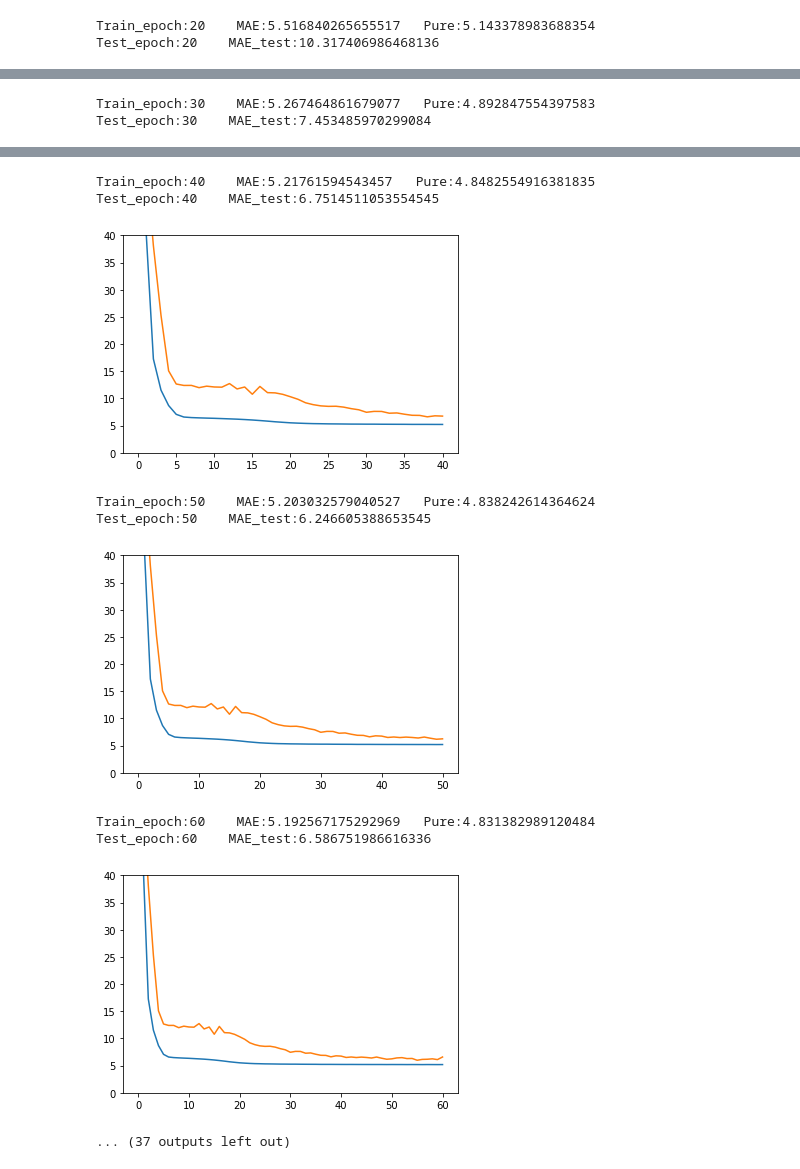
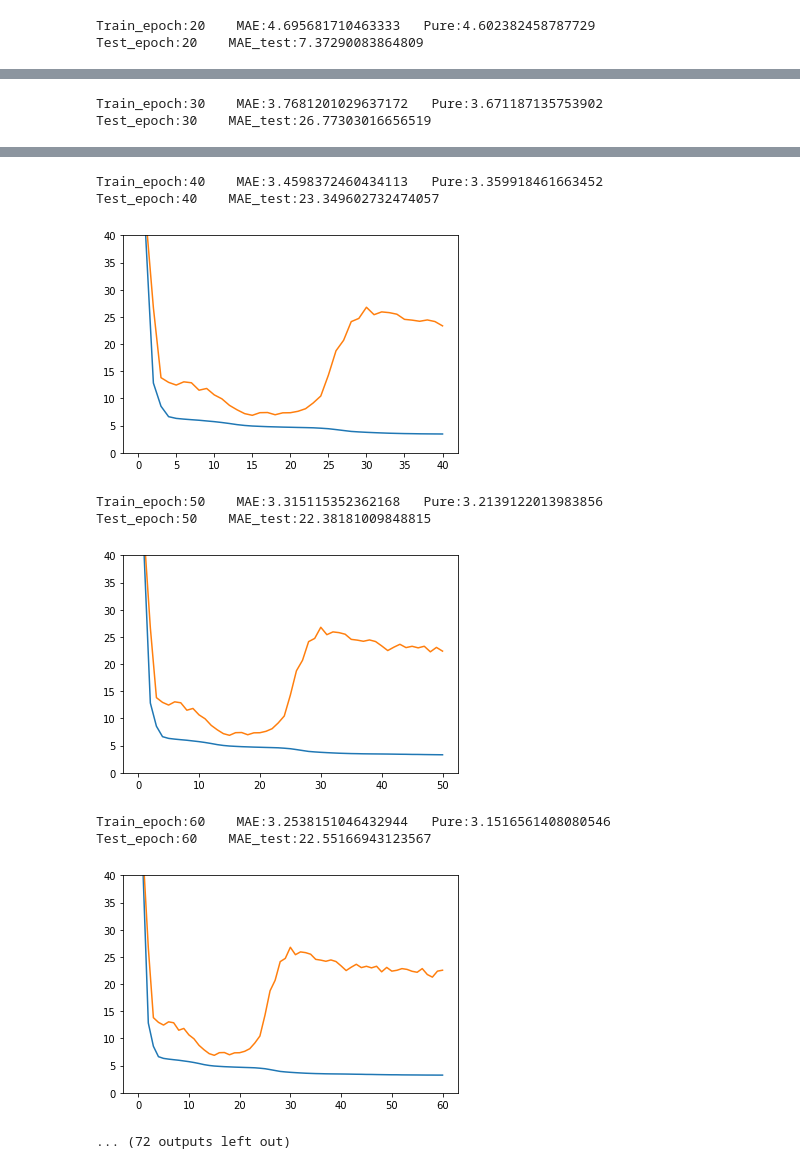
Before and after one commit to darcy1zhang/AutoDL, a Jupyter notebook: Jupyter/trainMLP.ipynb, the cells around one changed output, grey strips where cells are left out. Drawn from its saved outputs; the diff is of its cells as text; code cells hidden in the pictures.

```diff
--- a/Jupyter/trainMLP.ipynb
+++ b/Jupyter/trainMLP.ipynb
@@ -21,13 +21,13 @@ test_log = np.array([])
 # }
 
 batchsize = 32
-lambda_l1 = 0.005  # 正则化系数
+lambda_l1 = 0.001  # 正则化系数
 lambda_selection = 0
 
 criterion = nn.L1Loss()
 criterion = criterion.cuda()
 
-model = MLP(feature_number).cuda()
+model = MLP(feature_number).cuda().double()
 optimizer = optim.Adam(model.parameters(), lr=0.001)
 
 # adaptive learning rate
@@ -72,15 +72,12 @@ for epoch in range(501):
         loss_pure = loss_pure + loss.item()
 
         l1_regularization = torch.tensor(0.0).cuda()
-        l1_selection = torch.tensor(0.0).cuda()
 
         for param in model.seq.parameters():
             l1_regularization += torch.norm(param, p=1)
 
-        # for param in model.OneToOneLayer.parameters():
-        #     l1_selection += torch.norm(param, p=1)
 
-        loss = loss + l1_regularization * lambda_l1 + l1_selection * lambda_selection
+        loss = loss + l1_regularization * lambda_l1
 
         optimizer.zero_grad()
         loss.backward()
@@ -136,2 +133,2 @@ Test_epoch:10    MAE_test:12.107607236685464
-Train_epoch:20    MAE:5.516840265655517   Pure:5.143378983688354
-Test_epoch:20    MAE_test:10.317406986468136
+Train_epoch:20    MAE:4.695681710463333   Pure:4.602382458787729
+Test_epoch:20    MAE_test:7.37290083864809
@@ -139,2 +136,2 @@ Test_epoch:20    MAE_test:10.317406986468136
-Train_epoch:30    MAE:5.267464861679077   Pure:4.892847554397583
-Test_epoch:30    MAE_test:7.453485970299084
+Train_epoch:30    MAE:3.7681201029637172   Pure:3.671187135753902
+Test_epoch:30    MAE_test:26.77303016656519
@@ -142,10 +139,10 @@ Test_epoch:30    MAE_test:7.453485970299084
-Train_epoch:40    MAE:5.21761594543457   Pure:4.8482554916381835
-Test_epoch:40    MAE_test:6.7514511053554545
+Train_epoch:40    MAE:3.4598372460434113   Pure:3.359918461663452
+Test_epoch:40    MAE_test:23.349602732474057
-[figure, old version]
+[figure, new version]
-Train_epoch:50    MAE:5.203032579040527   Pure:4.838242614364624
-Test_epoch:50    MAE_test:6.246605388653545
+Train_epoch:50    MAE:3.315115352362168   Pure:3.2139122013983856
+Test_epoch:50    MAE_test:22.38181009848815
-[figure, old version]
+[figure, new version]
-Train_epoch:60    MAE:5.192567175292969   Pure:4.831382989120484
-Test_epoch:60    MAE_test:6.586751986616336
+Train_epoch:60    MAE:3.2538151046432944   Pure:3.1516561408080546
+Test_epoch:60    MAE_test:22.55166943123567
-[figure, old version]
+[figure, new version]
-... (37 outputs left out)
+... (72 outputs left out)
```
Also changed, not shown: parts of 1 cell of this notebook, 5 other files.
